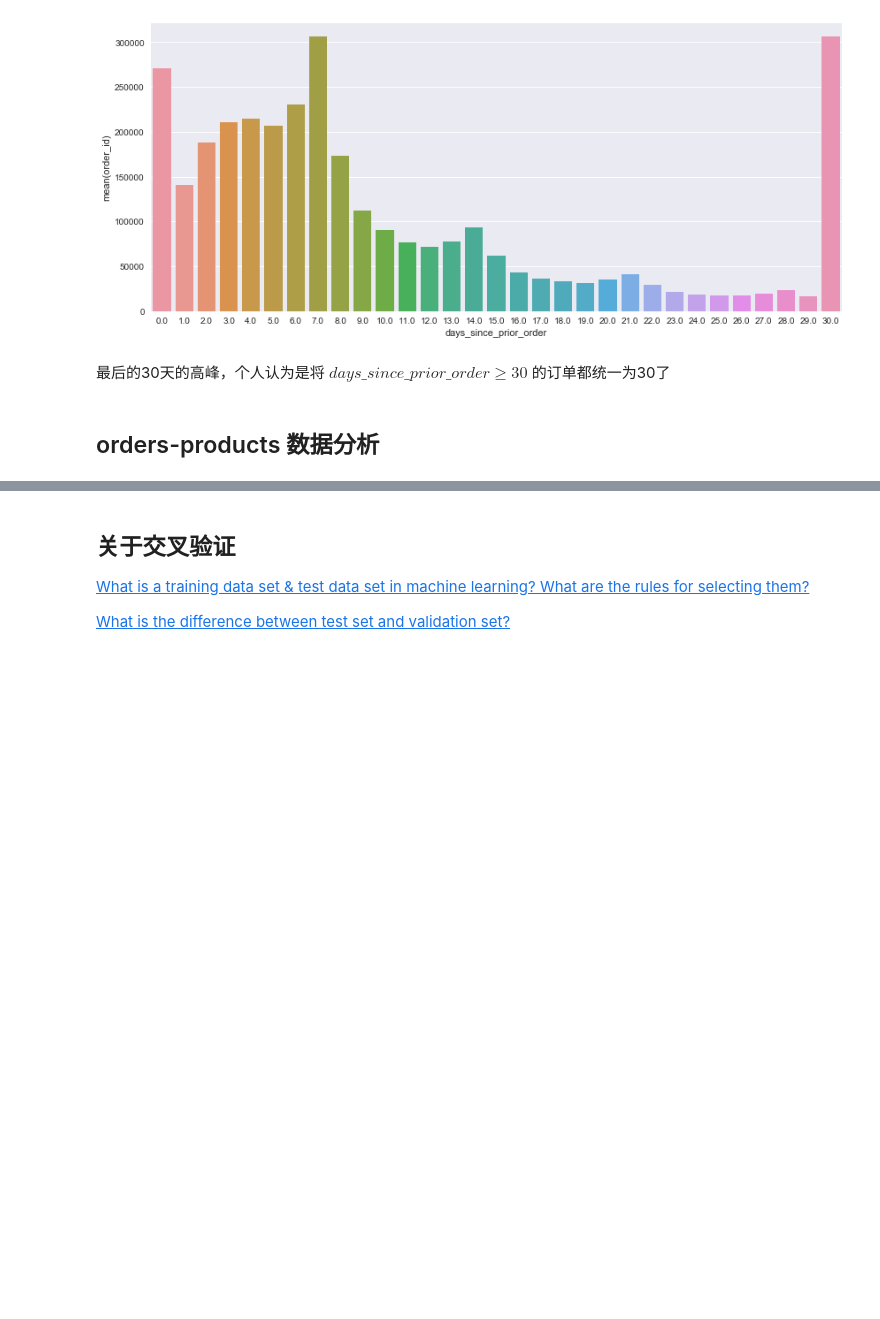
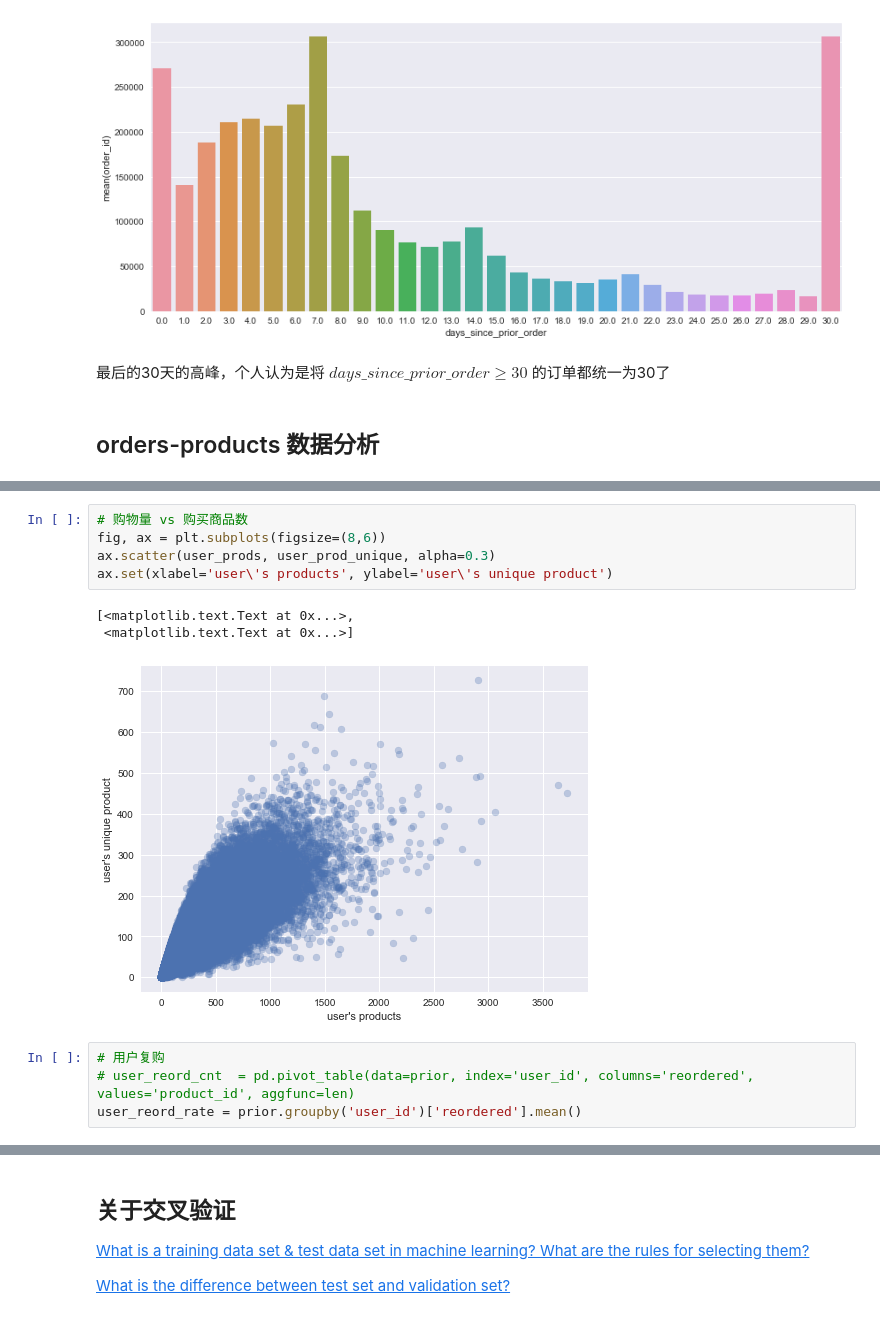
Before and after one commit to shenc3/kaggle_note, a Jupyter notebook: Instacart/analys_orders.ipynb, the cells around one changed output, grey strips where cells are left out. Saved outputs shown, nothing was run; the diff lists cells and outputs as text; blank space fills up the shorter version.

```diff
--- a/Instacart/analys_orders.ipynb
+++ b/Instacart/analys_orders.ipynb
@@ -129,0 +168,13 @@ orders = pd.read_csv("../../Instacart/orders.csv")
+# %%
+# 购物量 vs 购买商品数
+fig, ax = plt.subplots(figsize=(8,6))
+ax.scatter(user_prods, user_prod_unique, alpha=0.3)
+ax.set(xlabel='user\'s products', ylabel='user\'s unique product')
+# %% [output]
+[<matplotlib.text.Text at 0x...>,
+ <matplotlib.text.Text at 0x...>]
+[figure, added]
+# %%
+# 用户复购
+# user_reord_cnt  = pd.pivot_table(data=prior, index='user_id', columns='reordered', values='product_id', aggfunc=len)
+user_reord_rate = prior.groupby('user_id')['reordered'].mean()
```
Also changed, not shown: parts of 16 cells of this notebook.
